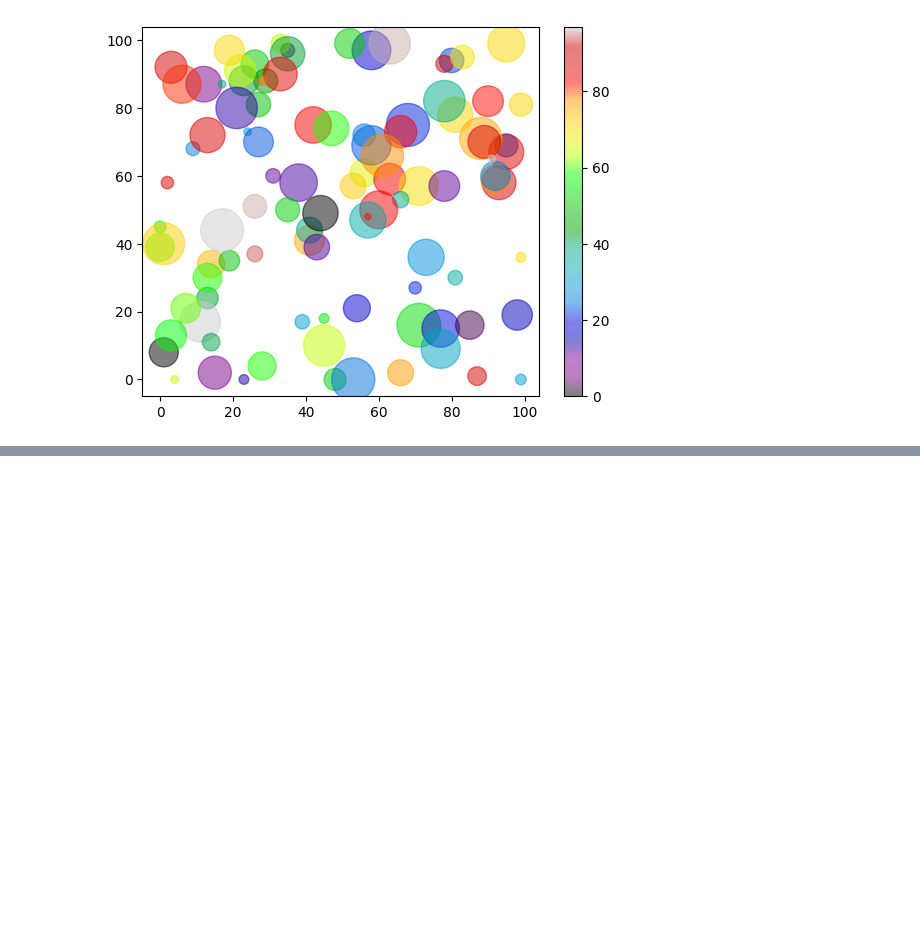
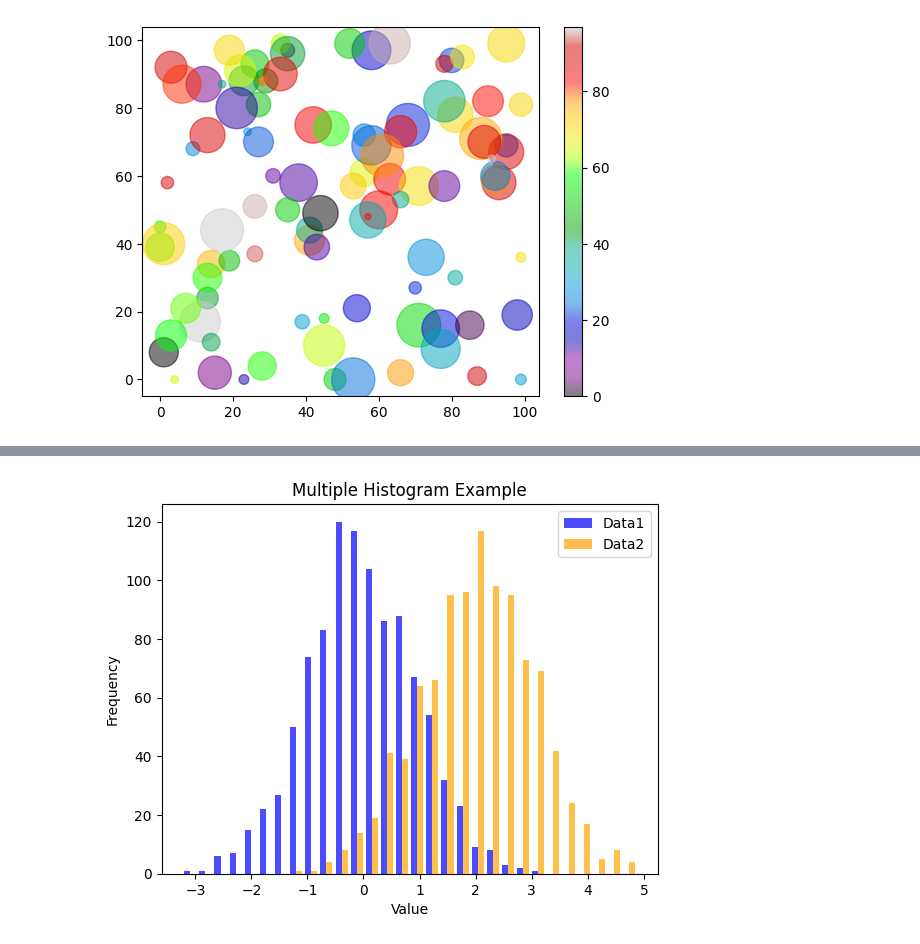
Before and after one commit to Bibek773/AI-ML-Research-Intern-2025, a Jupyter notebook: DataAnalysisAndVisualization/Matplotlib/matplotlib.ipynb, the cells around one changed output, grey strips where cells are left out. Drawn from its saved outputs; the diff is of its cells as text; code cells hidden in the pictures; blank space fills up the shorter version.

```diff
--- a/DataAnalysisAndVisualization/Matplotlib/matplotlib.ipynb
+++ b/DataAnalysisAndVisualization/Matplotlib/matplotlib.ipynb
@@ -359,0 +418,13 @@ plt.show()
+# %%
+
+data1 = np.random.randn(1000)
+data2 = np.random.randn(1000) + 2
+
+plt.hist([data1, data2], bins=30, color=['blue', 'orange'], label=['Data1', 'Data2'], alpha=0.7)
+plt.title("Multiple Histogram Example")
+plt.xlabel("Value")
+plt.ylabel("Frequency")
+plt.legend()
+plt.show()
+# %% [output]
+[figure, added]
```
Also changed, not shown: parts of 9 cells of this notebook.
